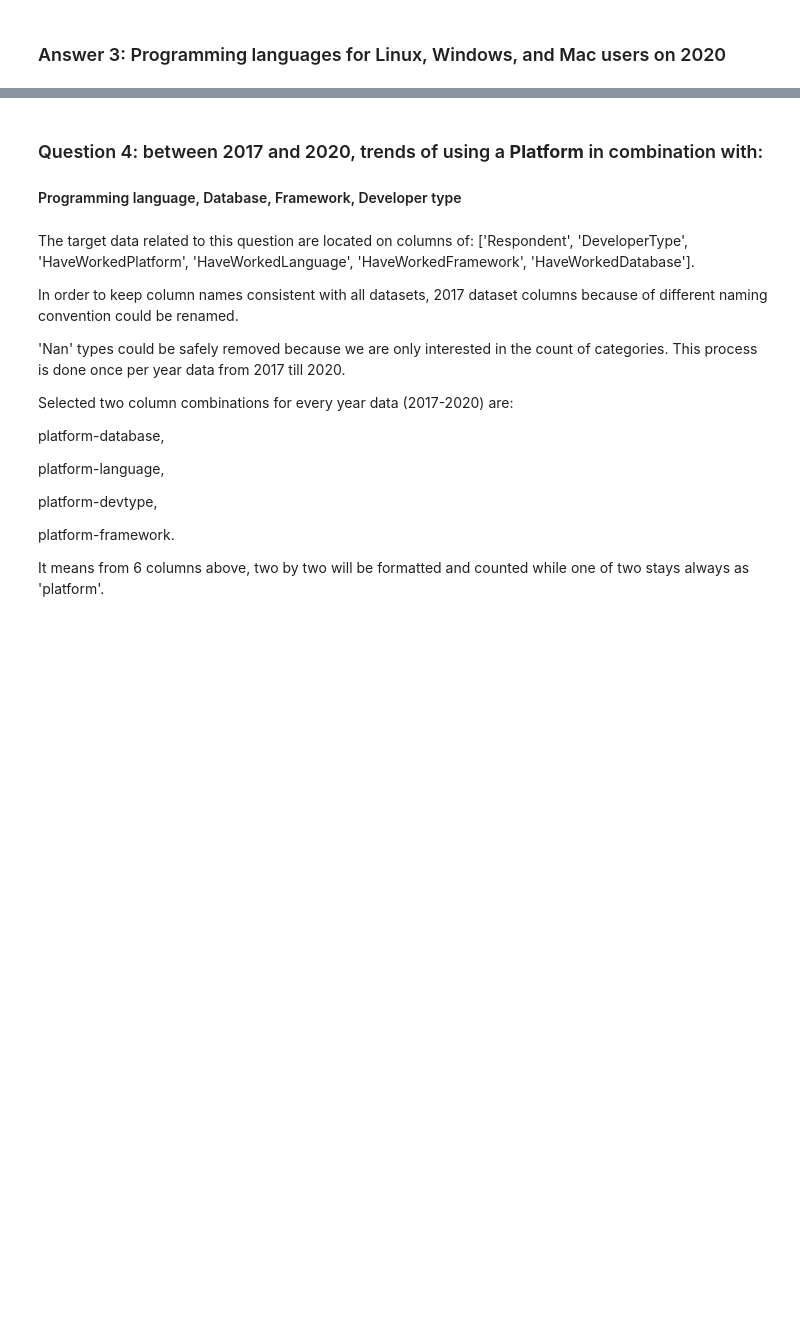
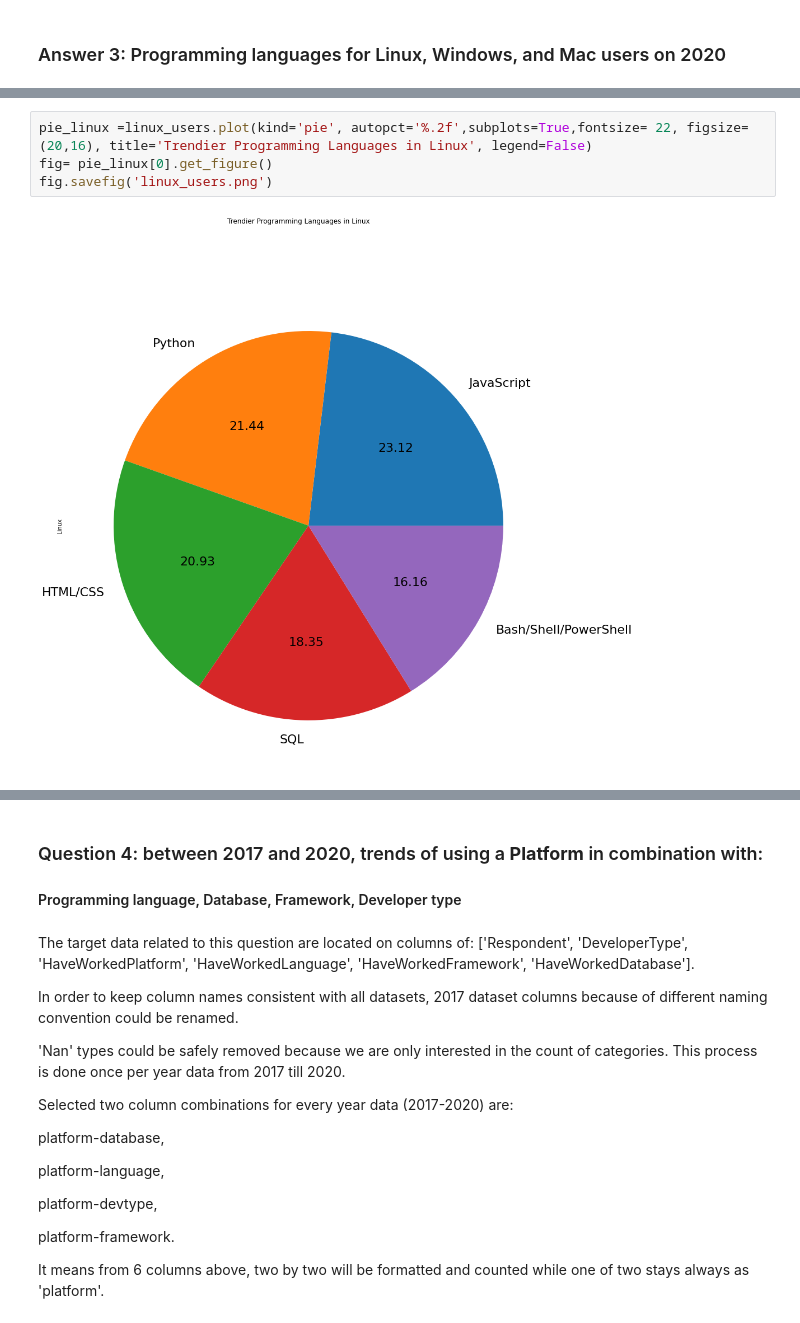
Before and after one commit to saberdy/udaproject_post_a_blog, a Jupyter notebook: main.ipynb, the cells around one changed output, grey strips where cells are left out. Saved outputs shown, nothing was run; the diff lists cells and outputs as text; blank space fills up the shorter version.

```diff
--- a/main.ipynb
+++ b/main.ipynb
@@ -357 +377,7 @@ win_users.plot.bar()
 [figure]
+# %%
+pie_linux =linux_users.plot(kind='pie', autopct='%.2f',subplots=True,fontsize= 22, figsize=(20,16), title='Trendier Programming Languages in Linux', legend=False)
+fig= pie_linux[0].get_figure()
+fig.savefig('linux_users.png')
+# %% [output]
+[figure, added]
```
Also changed, not shown: parts of 12 cells of this notebook.
